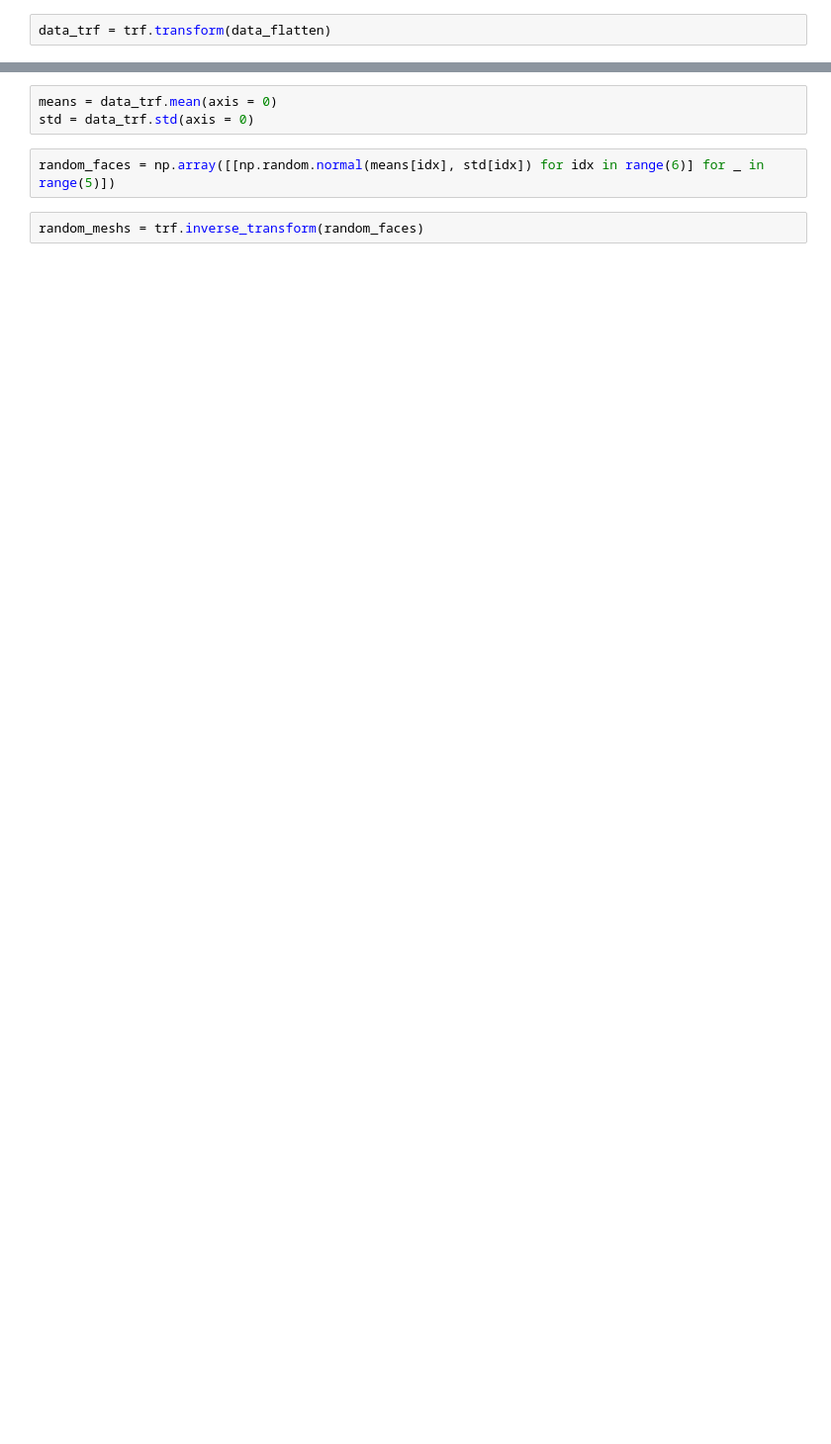
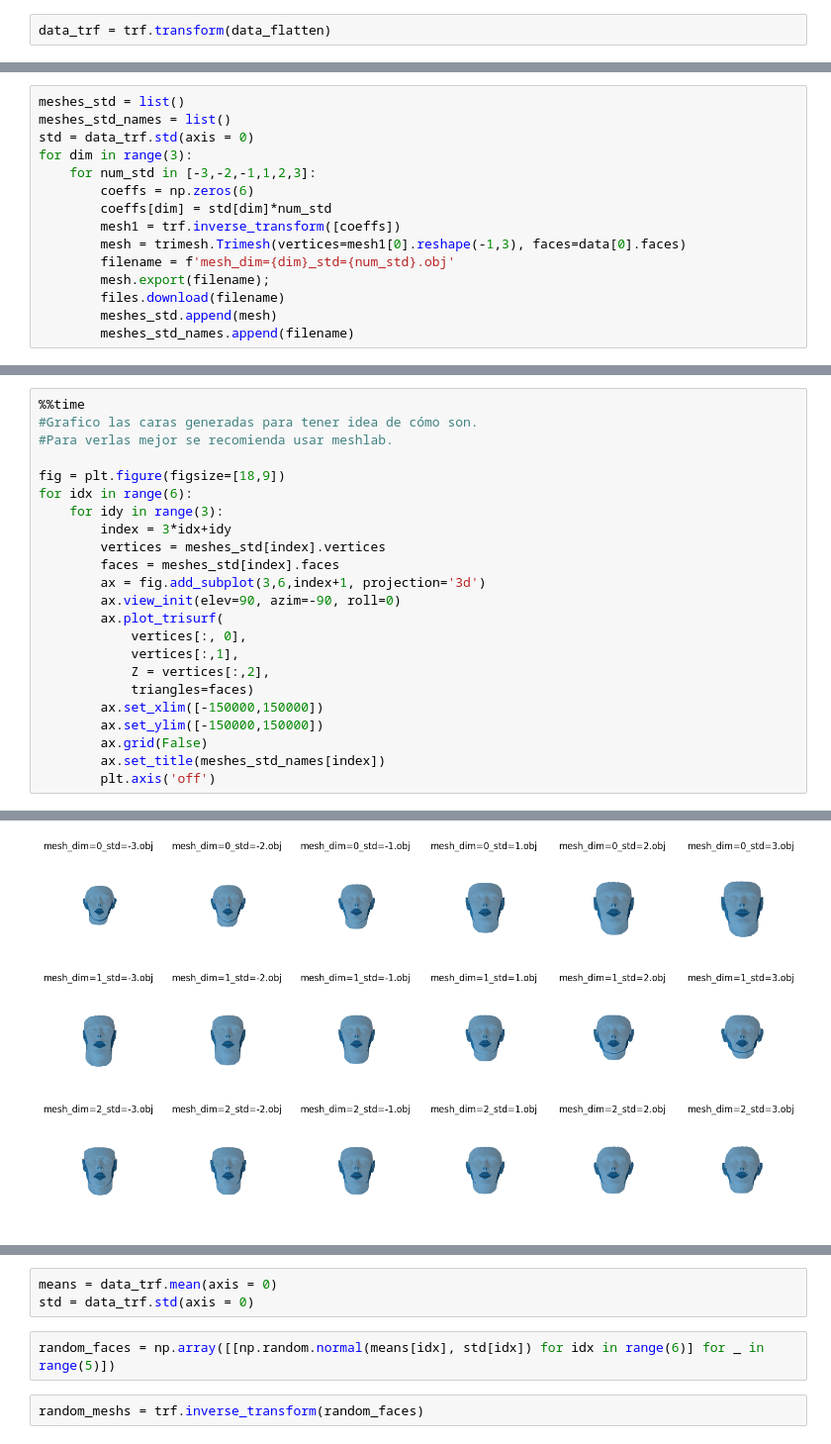
Before and after one commit to cselmo/ECI23-3D, a Jupyter notebook: Ejercicio_2.ipynb, the cells around one changed output, grey strips where cells are left out. Shown at 99% size. Drawn from its saved outputs; the diff is of its cells as text; blank space fills up the shorter version.

```diff
--- a/Ejercicio_2.ipynb
+++ b/Ejercicio_2.ipynb
@@ -286,0 +182,15 @@ mesh.export('mesh3_3std.obj');
+# %%
+meshes_std = list()
+meshes_std_names = list()
+std = data_trf.std(axis = 0)
+for dim in range(3):
+    for num_std in [-3,-2,-1,1,2,3]:
+        coeffs = np.zeros(6)
+        coeffs[dim] = std[dim]*num_std
+        mesh1 = trf.inverse_transform([coeffs])
+        mesh = trimesh.Trimesh(vertices=mesh1[0].reshape(-1,3), faces=data[0].faces)
+        filename = f'mesh_dim={dim}_std={num_std}.obj'
+        mesh.export(filename);
+        files.download(filename)
+        meshes_std.append(mesh)
+        meshes_std_names.append(filename)
@@ -286,0 +211,24 @@ mesh.export('mesh3_3std.obj');
+# %%
+%%time
+#Grafico las caras generadas para tener idea de cómo son.
+#Para verlas mejor se recomienda usar meshlab.
+
+fig = plt.figure(figsize=[18,9])
+for idx in range(6):
+    for idy in range(3):
+        index = 3*idx+idy
+        vertices = meshes_std[index].vertices
+        faces = meshes_std[index].faces
+        ax = fig.add_subplot(3,6,index+1, projection='3d')
+        ax.view_init(elev=90, azim=-90, roll=0)
+        ax.plot_trisurf(
+            vertices[:, 0],
+            vertices[:,1],
+            Z = vertices[:,2],
+            triangles=faces)
+        ax.set_xlim([-150000,150000])
+        ax.set_ylim([-150000,150000])
+        ax.grid(False)
+        ax.set_title(meshes_std_names[index])
+        plt.axis('off')
+# %% [output]
@@ -286,0 +237 @@ mesh.export('mesh3_3std.obj');
+[figure, added]
```
Also changed, not shown: parts of 36 cells of this notebook.
